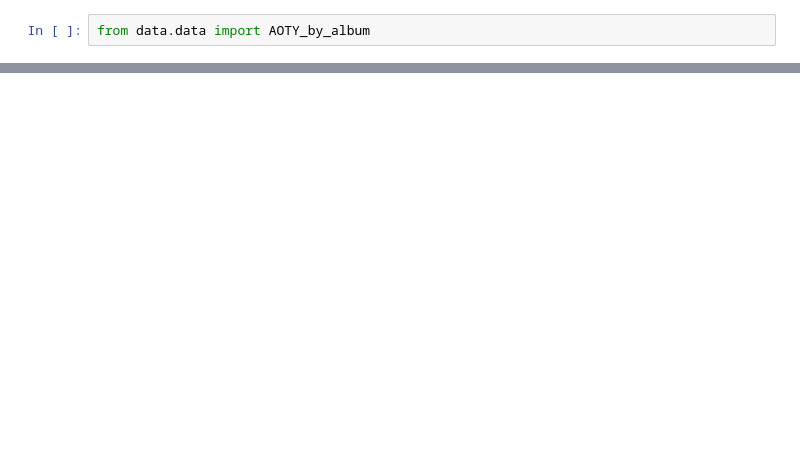
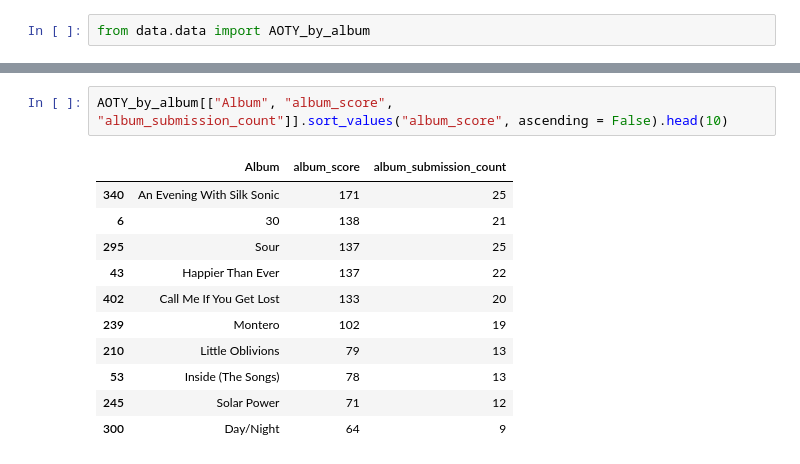
Before and after one commit to gavingro/your-favourite-albums-2021, a Jupyter notebook: eda.ipynb, the cells around one changed output, grey strips where cells are left out. Saved outputs shown, nothing was run; the diff lists cells and outputs as text; blank space fills up the shorter version.

Commit message:
Add top 10 functions by score AND count

```diff
--- a/eda.ipynb
+++ b/eda.ipynb
@@ -120,0 +104,14 @@ AOTY_by_album
+# %%
+AOTY_by_album[["Album", "album_score", "album_submission_count"]].sort_values("album_score", ascending = False).head(10)
+# %% [output]
+|  | Album | album_score | album_submission_count |
+| 340 | An Evening With Silk Sonic | 171 | 25 |
+| 6 | 30 | 138 | 21 |
+| 295 | Sour | 137 | 25 |
+| 43 | Happier Than Ever | 137 | 22 |
+| 402 | Call Me If You Get Lost | 133 | 20 |
+| 239 | Montero | 102 | 19 |
+| 210 | Little Oblivions | 79 | 13 |
+| 53 | Inside (The Songs) | 78 | 13 |
+| 245 | Solar Power | 71 | 12 |
+| 300 | Day/Night | 64 | 9 |
```
Also changed, not shown: parts of 9 cells of this notebook, 3 other files.
